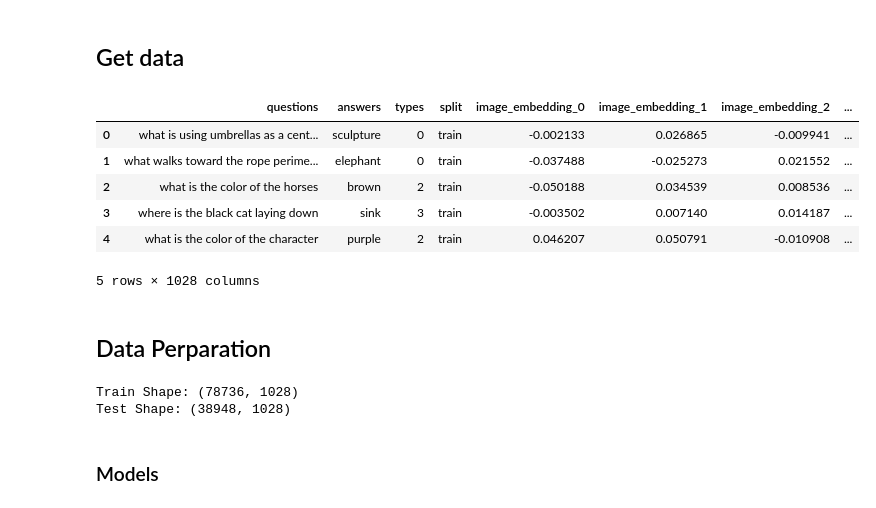
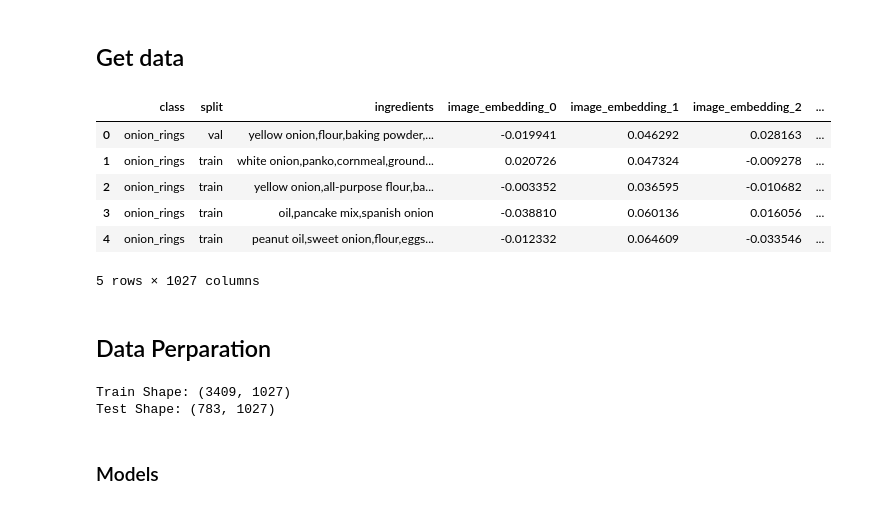
Before and after one commit to dsrestrepo/Foundational-Multimodal-Fusion-Benchmark, a Jupyter notebook: clip_model_recipes5k.ipynb, the cells around one changed output. Cells and saved outputs as stored; diff of their text form; code cells hidden in the pictures.

```diff
--- a/clip_model_recipes5k.ipynb
+++ b/clip_model_recipes5k.ipynb
@@ -14,7 +17,7 @@ from torch.utils.data import DataLoader
 
 from src.classifiers_cpu_metrics import train_early_fusion, train_late_fusion
 # %%
-PATH = 'Embeddings_vlm/fakeddit/'
+PATH = 'Embeddings_vlm/Recipes5k/'
 FILE = 'embeddings_clip.csv'
 
 FILE_PATH = os.path.join(PATH, FILE)
@@ -22,16 +25,16 @@ FILE_PATH = os.path.join(PATH, FILE)
 ## Get data
 # %%
 df = pd.read_csv(FILE_PATH)
-#df.drop(columns=['image_url'], inplace=True)
+df.drop(columns=['image'], inplace=True)
 df.head()
 # %% [output]
-|  | questions | answers | types | split | image_embedding_0 | image_embedding_1 | image_embedding_2 | ... |
-| 0 | what is using umbrellas as a cent... | sculpture | 0 | train | -0.002133 | 0.026865 | -0.009941 | ... |
-| 1 | what walks toward the rope perime... | elephant | 0 | train | -0.037488 | -0.025273 | 0.021552 | ... |
-| 2 | what is the color of the horses | brown | 2 | train | -0.050188 | 0.034539 | 0.008536 | ... |
-| 3 | where is the black cat laying down | sink | 3 | train | -0.003502 | 0.007140 | 0.014187 | ... |
-| 4 | what is the color of the character | purple | 2 | train | 0.046207 | 0.050791 | -0.010908 | ... |
+|  | class | split | ingredients | image_embedding_0 | image_embedding_1 | image_embedding_2 | ... |
+| 0 | onion_rings | val | yellow onion,flour,baking powder,... | -0.019941 | 0.046292 | 0.028163 | ... |
+| 1 | onion_rings | train | white onion,panko,cornmeal,ground... | 0.020726 | 0.047324 | -0.009278 | ... |
+| 2 | onion_rings | train | yellow onion,all-purpose flour,ba... | -0.003352 | 0.036595 | -0.010682 | ... |
+| 3 | onion_rings | train | oil,pancake mix,spanish onion | -0.038810 | 0.060136 | 0.016056 | ... |
+| 4 | onion_rings | train | peanut oil,sweet onion,flour,eggs... | -0.012332 | 0.064609 | -0.033546 | ... |
-5 rows × 1028 columns
+5 rows × 1027 columns
 # %% [markdown]
 ## Data Perparation
 # %%
@@ -41,7 +44,7 @@ train_df, test_df = split_data(df)
 # Select features and labels vectors
 text_columns = [column for column in df.columns if 'text' in column] #[f'text_{i}']
 image_columns = [column for column in df.columns if 'image' in column] #[f'image_{i}']
-label_columns = '2_way_label'
+label_columns = 'class'
 
 
 # Process and one-hot encode labels for training set
@@ -56,8 +59,8 @@ test_dataset = VQADataset(test_df, text_columns, image_columns, label_columns, m
 train_loader = DataLoader(train_dataset, batch_size=64, shuffle=True, num_workers=2)
 test_loader = DataLoader(test_dataset, batch_size=64, shuffle=False, num_workers=2)
 # %% [output]
-Train Shape: (78736, 1028)
-Test Shape: (38948, 1028)
+Train Shape: (3409, 1027)
+Test Shape: (783, 1027)
 # %% [markdown]
 ### Models
 # %%
```
Also changed, not shown: parts of 4 cells of this notebook, 1 other file.
